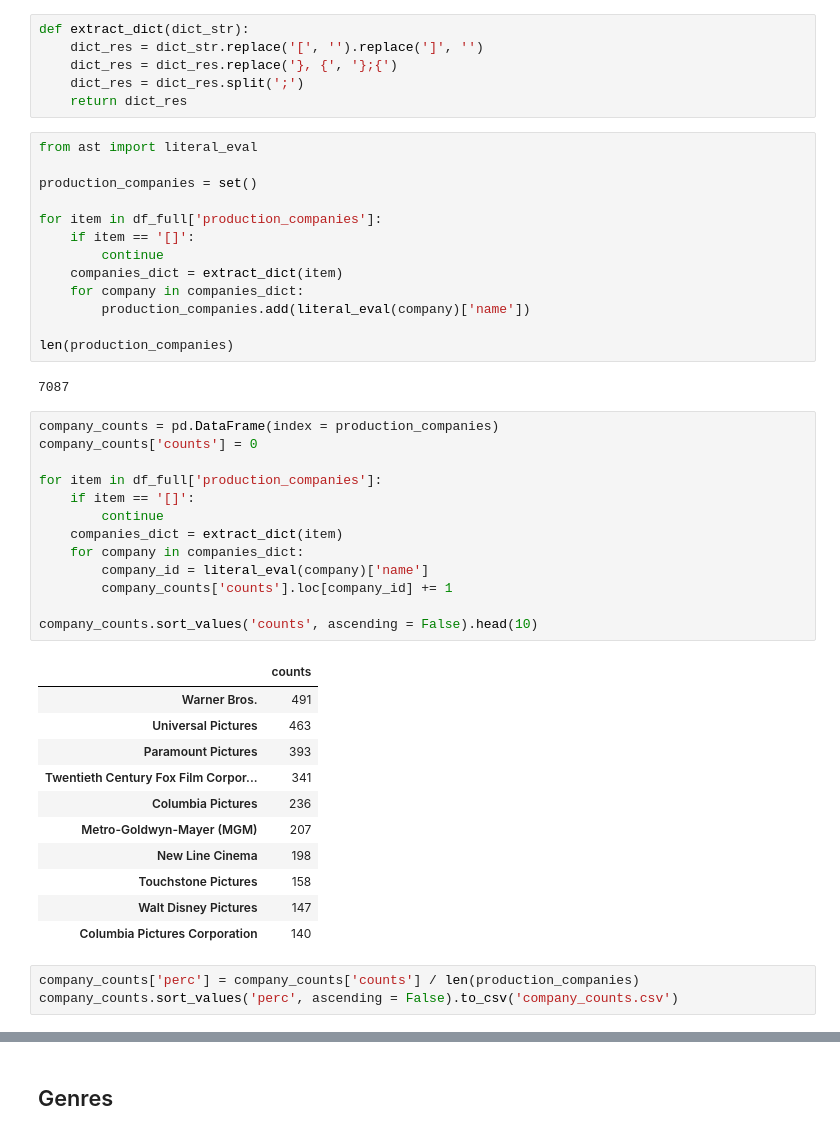
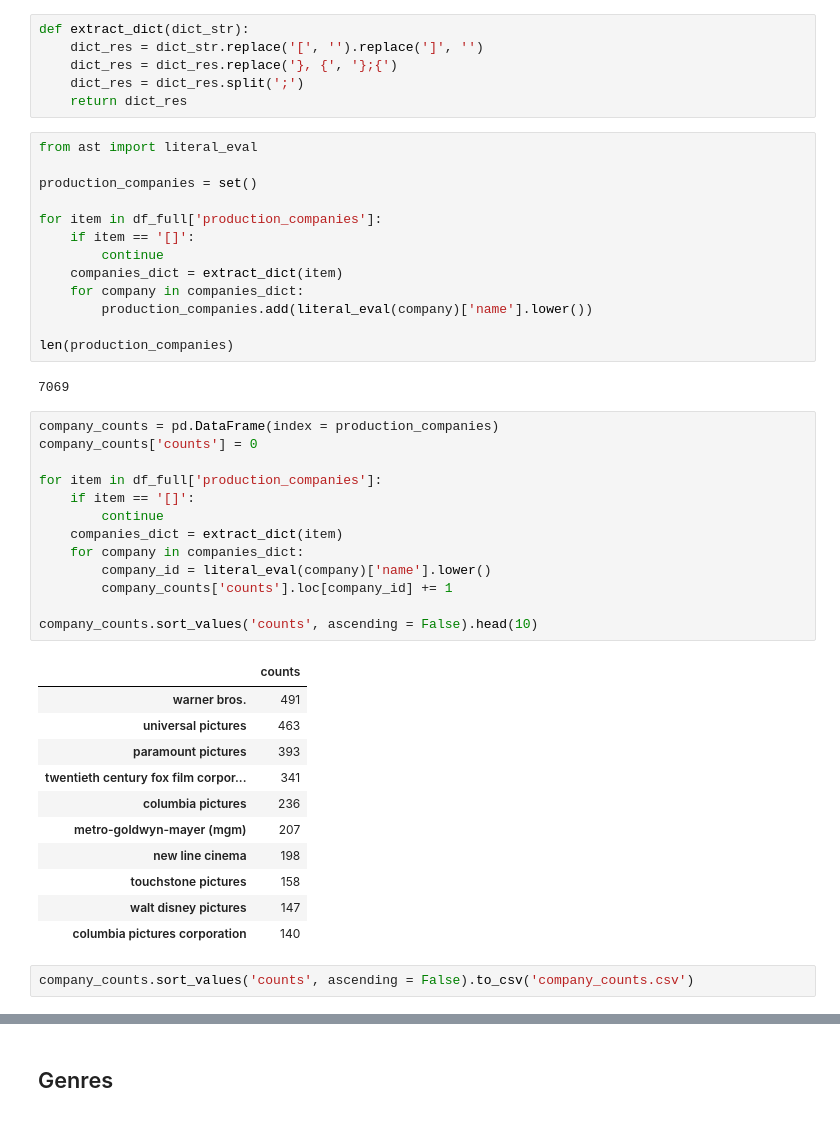
Before and after one commit to JanieTran/Kaggle_Competitions, a Jupyter notebook: TMDBBoxOfficePrediction/TMDBBoxOfficePrediction.ipynb, the cells around one changed output, grey strips where cells are left out. Saved outputs shown, nothing was run; the diff lists cells and outputs as text.

Commit message:
Features production_companies

```diff
--- a/TMDBBoxOfficePrediction/TMDBBoxOfficePrediction.ipynb
+++ b/TMDBBoxOfficePrediction/TMDBBoxOfficePrediction.ipynb
@@ -266,36 +266,35 @@ for item in df_full['production_companies']:
         continue
     companies_dict = extract_dict(item)
     for company in companies_dict:
-        production_companies.add(literal_eval(company)['name'])
+        production_companies.add(literal_eval(company)['name'].lower())
 
 len(production_companies)
 # %% [output]
-7087
+7069
 # %%
 company_counts = pd.DataFrame(index = production_companies)
 company_counts['counts'] = 0
 
 for item in df_full['production_companies']:
     if item == '[]':
         continue
     companies_dict = extract_dict(item)
     for company in companies_dict:
-        company_id = literal_eval(company)['name']
+        company_id = literal_eval(company)['name'].lower()
         company_counts['counts'].loc[company_id] += 1
 
 company_counts.sort_values('counts', ascending = False).head(10)
 # %% [output]
 |  | counts |
-| Warner Bros. | 491 |
-| Universal Pictures | 463 |
-| Paramount Pictures | 393 |
-| Twentieth Century Fox Film Corpor... | 341 |
-| Columbia Pictures | 236 |
-| Metro-Goldwyn-Mayer (MGM) | 207 |
-| New Line Cinema | 198 |
-| Touchstone Pictures | 158 |
-| Walt Disney Pictures | 147 |
-| Columbia Pictures Corporation | 140 |
+| warner bros. | 491 |
+| universal pictures | 463 |
+| paramount pictures | 393 |
+| twentieth century fox film corpor... | 341 |
+| columbia pictures | 236 |
+| metro-goldwyn-mayer (mgm) | 207 |
+| new line cinema | 198 |
+| touchstone pictures | 158 |
+| walt disney pictures | 147 |
+| columbia pictures corporation | 140 |
 # %%
-company_counts['perc'] = company_counts['counts'] / len(production_companies)
-company_counts.sort_values('perc', ascending = False).to_csv('company_counts.csv')
+company_counts.sort_values('counts', ascending = False).to_csv('company_counts.csv')
```
Also changed, not shown: parts of 13 cells of this notebook, 4 other files.
